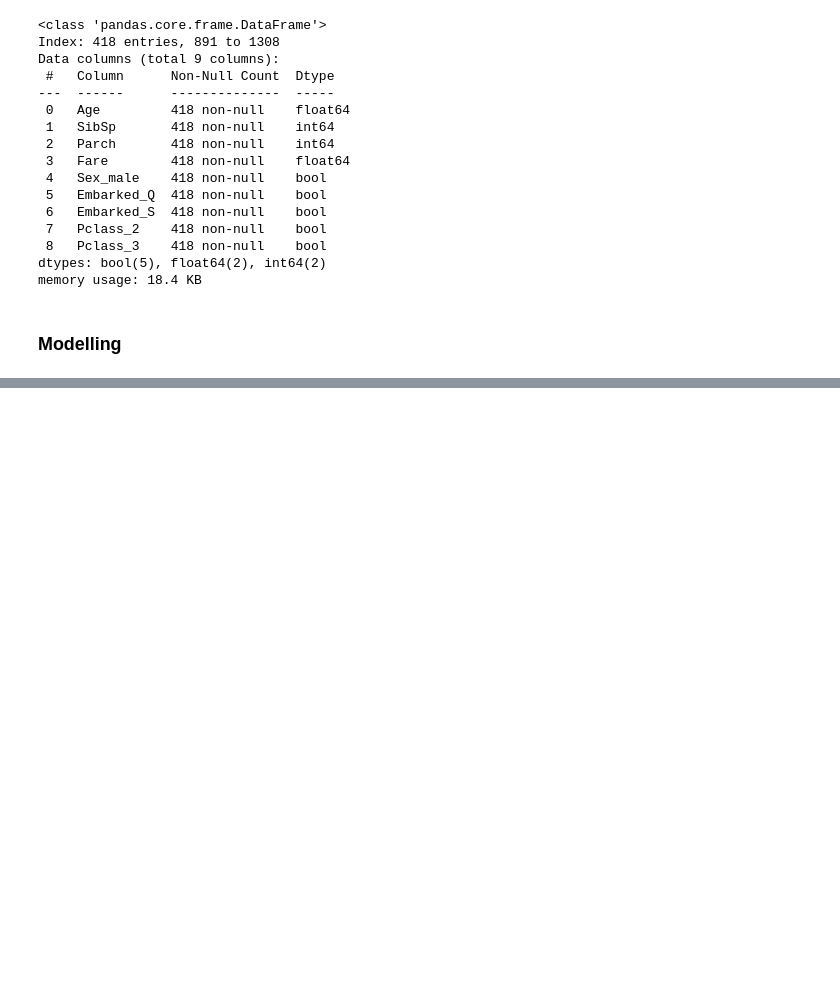
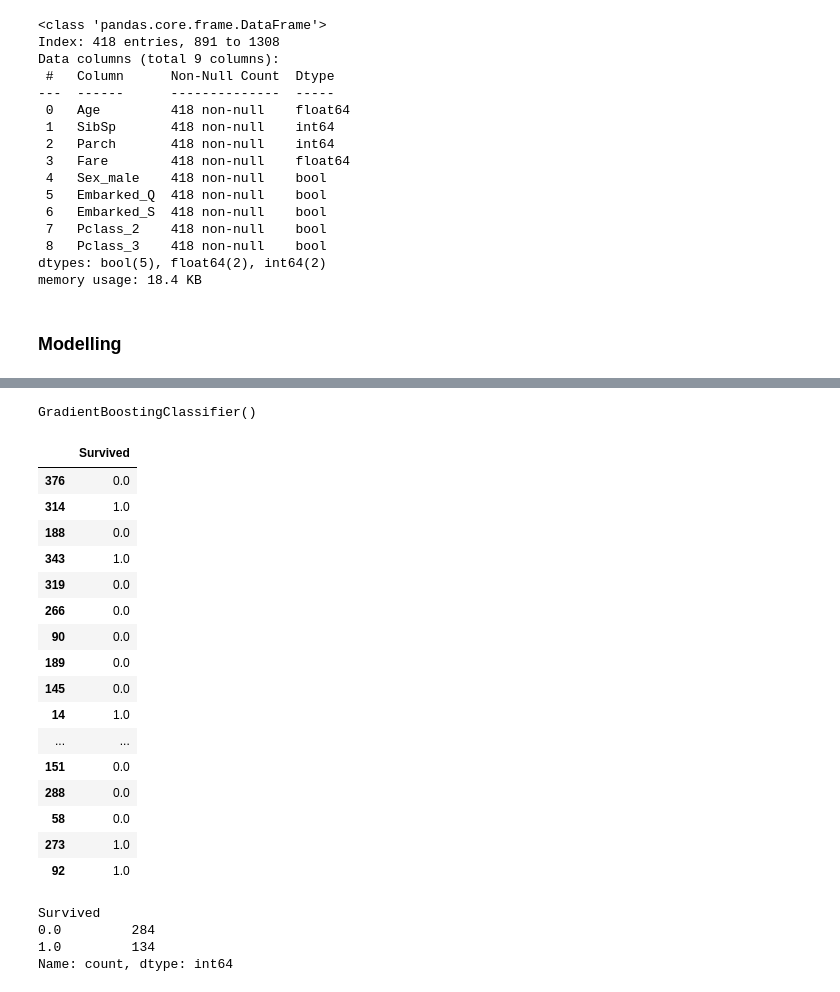
Before and after one commit to zafermesut/ai-crash-course, a Jupyter notebook: Homeworks/Titanic/Titanic.ipynb, the cells around one changed output, grey strips where cells are left out. Cells and saved outputs as stored; diff of their text form; code cells hidden in the pictures; blank space fills up the shorter version.

```diff
--- a/Homeworks/Titanic/Titanic.ipynb
+++ b/Homeworks/Titanic/Titanic.ipynb
@@ -195,0 +216,8 @@ def algo_test(x,y):
+# %%
+gbc = GradientBoostingClassifier()
+gbc.fit(x, y)
+# %% [output]
+GradientBoostingClassifier()
+# %%
+pred = gbc.predict(df_test)
+pred  = pd.DataFrame(pred, columns=['Survived'])
@@ -195,0 +226,27 @@ def algo_test(x,y):
+# %%
+pred.sample(20)
+# %% [output]
+|  | Survived |
+| 376 | 0.0 |
+| 314 | 1.0 |
+| 188 | 0.0 |
+| 343 | 1.0 |
+| 319 | 0.0 |
+| 266 | 0.0 |
+| 90 | 0.0 |
+| 189 | 0.0 |
+| 145 | 0.0 |
+| 14 | 1.0 |
+| ... | ... |
+| 151 | 0.0 |
+| 288 | 0.0 |
+| 58 | 0.0 |
+| 273 | 1.0 |
+| 92 | 1.0 |
+# %%
+pred.value_counts()
+# %% [output]
+Survived
+0.0         284
+1.0         134
+Name: count, dtype: int64
```
Also changed, not shown: parts of 2 cells of this notebook.
